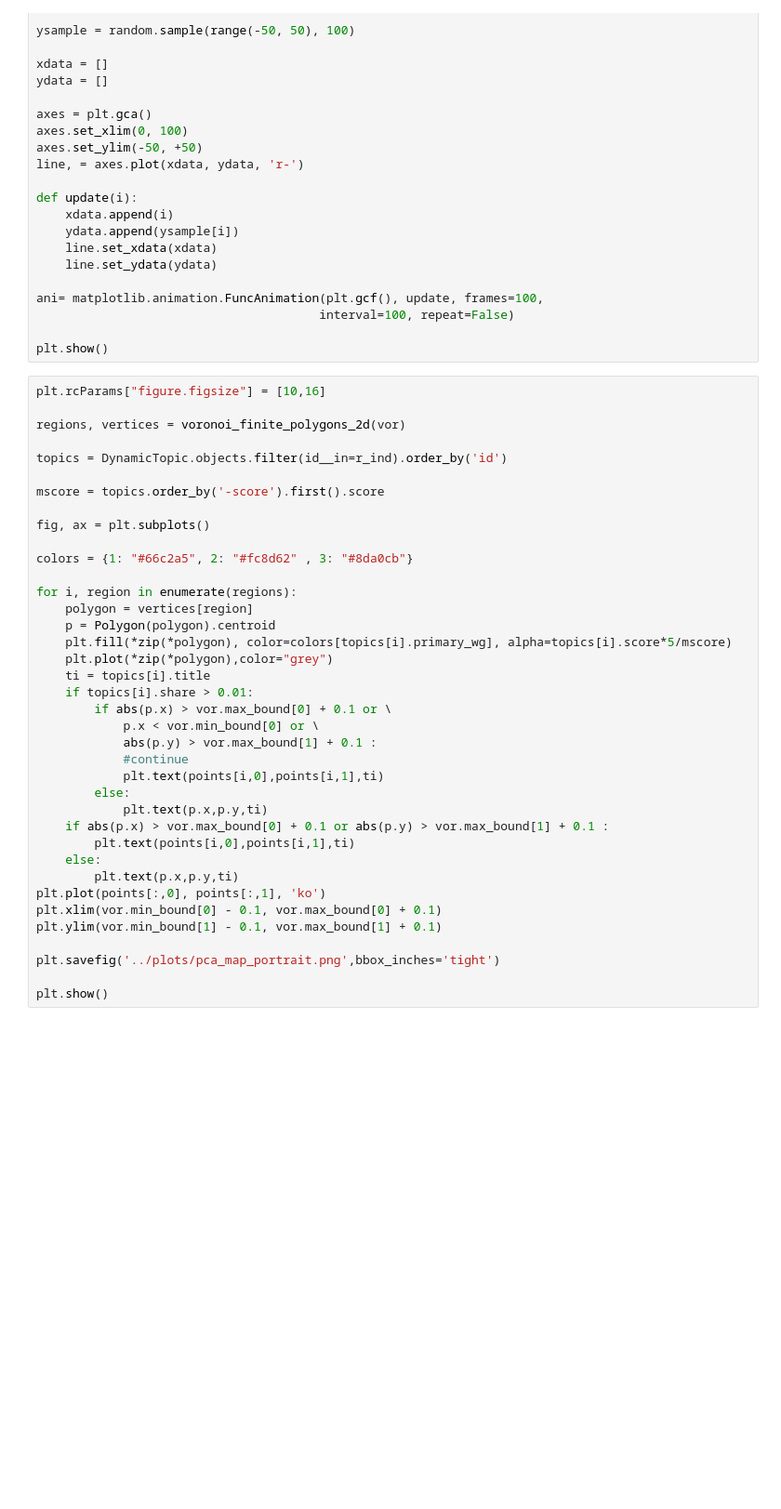
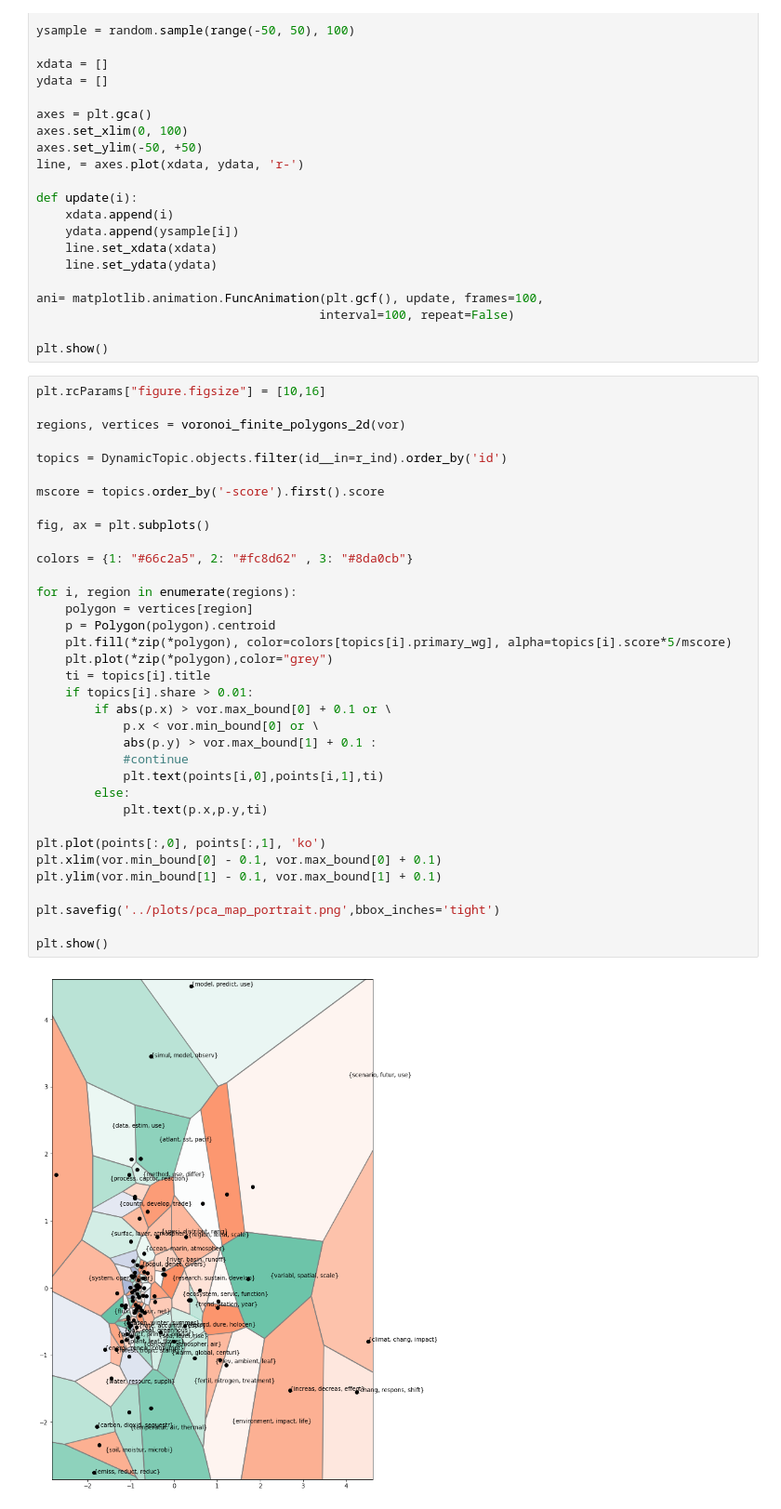
Before and after one commit to mcallaghan/cc-topography, a Jupyter notebook: code/pca-dynamic.ipynb, the cells around one changed output. Shown at 93% size. Saved outputs shown, nothing was run; the diff lists cells and outputs as text; blank space fills up the shorter version.

```diff
--- a/code/pca-dynamic.ipynb
+++ b/code/pca-dynamic.ipynb
@@ -708,34 +708,33 @@ regions, vertices = voronoi_finite_polygons_2d(vor)
 
 topics = DynamicTopic.objects.filter(id__in=r_ind).order_by('id')
 
 mscore = topics.order_by('-score').first().score
 
 fig, ax = plt.subplots()
 
 colors = {1: "#66c2a5", 2: "#fc8d62" , 3: "#8da0cb"}
 
 for i, region in enumerate(regions):
     polygon = vertices[region]
     p = Polygon(polygon).centroid
     plt.fill(*zip(*polygon), color=colors[topics[i].primary_wg], alpha=topics[i].score*5/mscore)
     plt.plot(*zip(*polygon),color="grey")
     ti = topics[i].title
     if topics[i].share > 0.01:
         if abs(p.x) > vor.max_bound[0] + 0.1 or \
             p.x < vor.min_bound[0] or \
             abs(p.y) > vor.max_bound[1] + 0.1 :
             #continue
             plt.text(points[i,0],points[i,1],ti)
         else:
             plt.text(p.x,p.y,ti)
-    if abs(p.x) > vor.max_bound[0] + 0.1 or abs(p.y) > vor.max_bound[1] + 0.1 :
-        plt.text(points[i,0],points[i,1],ti)
-    else:
-        plt.text(p.x,p.y,ti)
+
 plt.plot(points[:,0], points[:,1], 'ko')
 plt.xlim(vor.min_bound[0] - 0.1, vor.max_bound[0] + 0.1)
 plt.ylim(vor.min_bound[1] - 0.1, vor.max_bound[1] + 0.1)
 
 plt.savefig('../plots/pca_map_portrait.png',bbox_inches='tight')
 
 plt.show()
+# %% [output]
+[figure, added]
```
Also changed, not shown: 2 other files.
